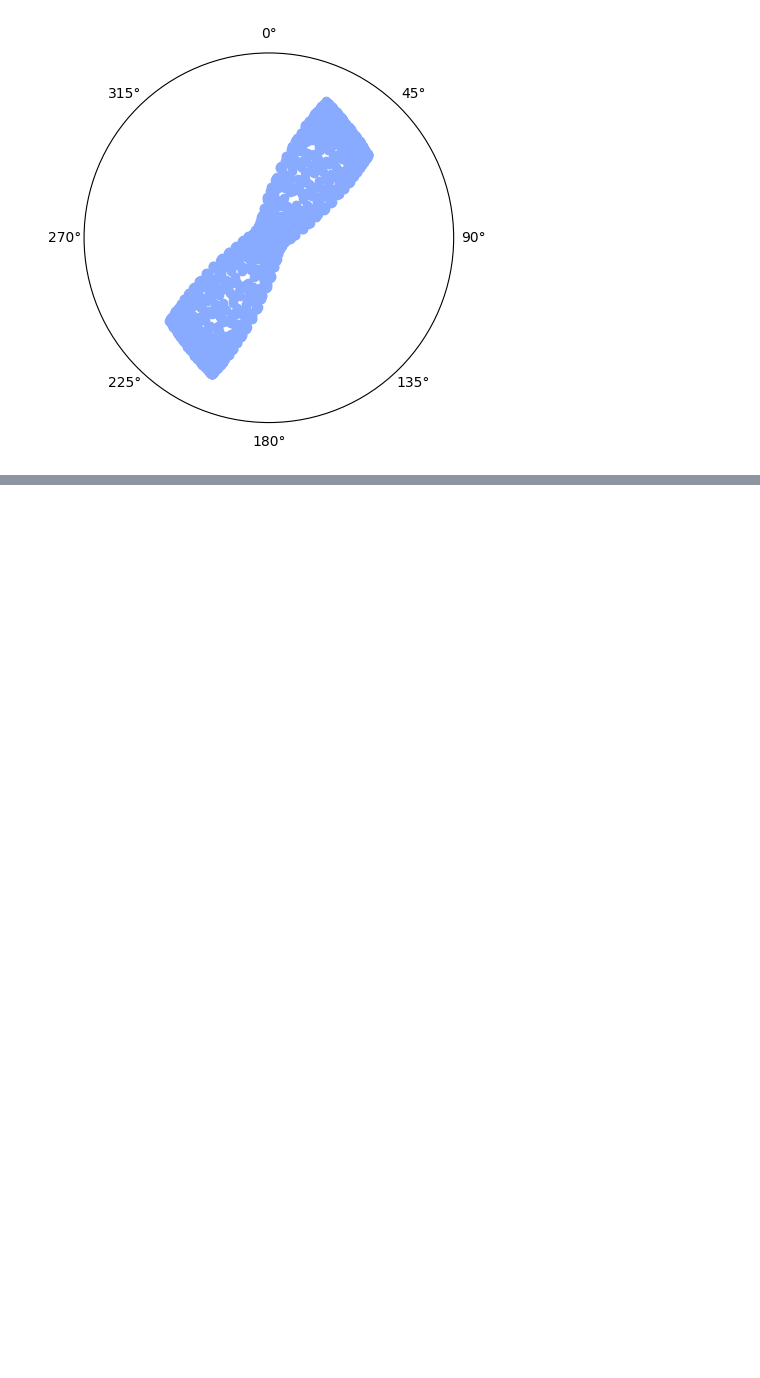
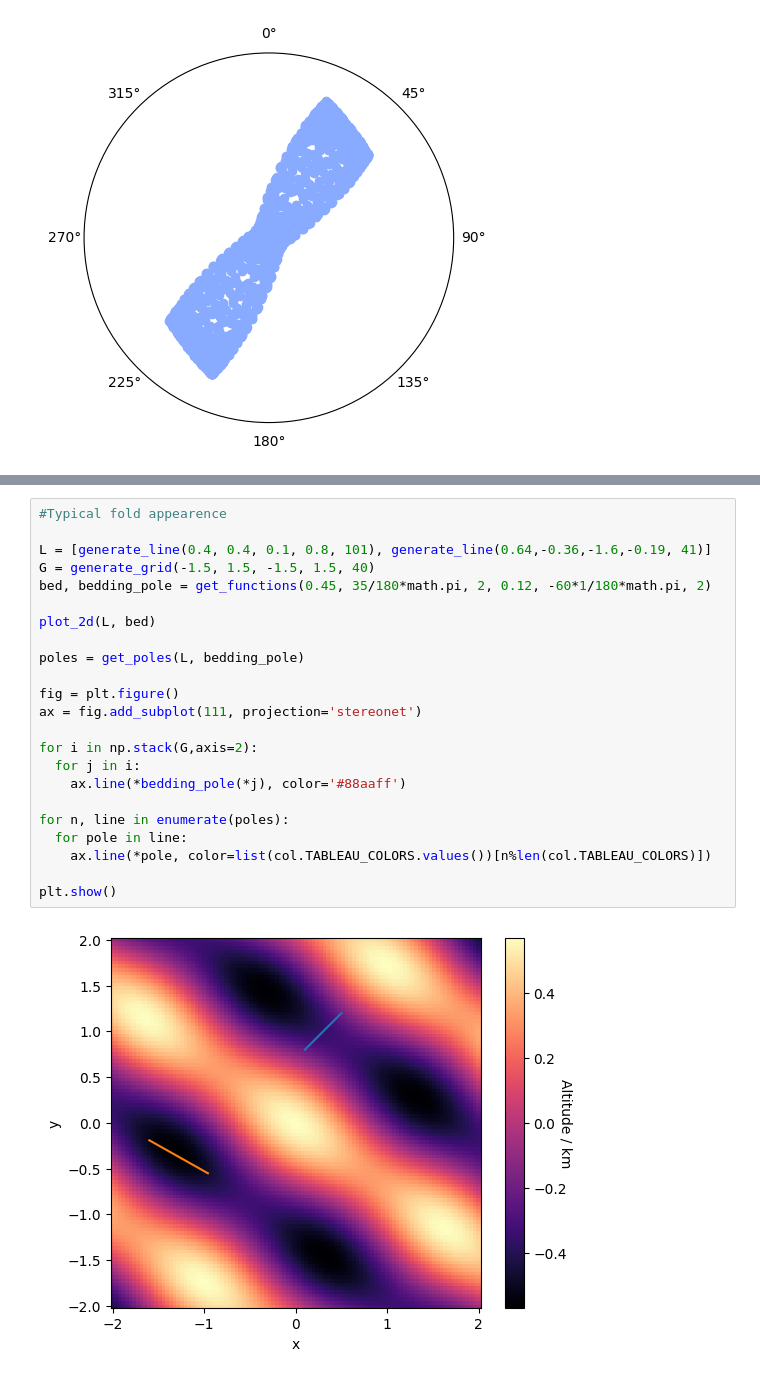
Before and after one commit to NerdyNinja11/2-fold-model, a Jupyter notebook: 2_fold_analysis.ipynb, the cells around one changed output, grey strips where cells are left out. Cells and saved outputs as stored; diff of their text form; blank space fills up the shorter version.

```diff
--- a/2_fold_analysis.ipynb
+++ b/2_fold_analysis.ipynb
@@ -173,0 +202,25 @@ plt.show()
+# %%
+#Typical fold appearence
+
+L = [generate_line(0.4, 0.4, 0.1, 0.8, 101), generate_line(0.64,-0.36,-1.6,-0.19, 41)]
+G = generate_grid(-1.5, 1.5, -1.5, 1.5, 40)
+bed, bedding_pole = get_functions(0.45, 35/180*math.pi, 2, 0.12, -60*1/180*math.pi, 2)
+
+plot_2d(L, bed)
+
+poles = get_poles(L, bedding_pole)
+
+fig = plt.figure()
+ax = fig.add_subplot(111, projection='stereonet')
+
+for i in np.stack(G,axis=2):
+  for j in i:
+    ax.line(*bedding_pole(*j), color='#88aaff')
+
+for n, line in enumerate(poles):
+  for pole in line:
+    ax.line(*pole, color=list(col.TABLEAU_COLORS.values())[n%len(col.TABLEAU_COLORS)])
+
+plt.show()
+# %% [output]
+[figure, added]
```
Also changed, not shown: parts of 3 cells of this notebook.
